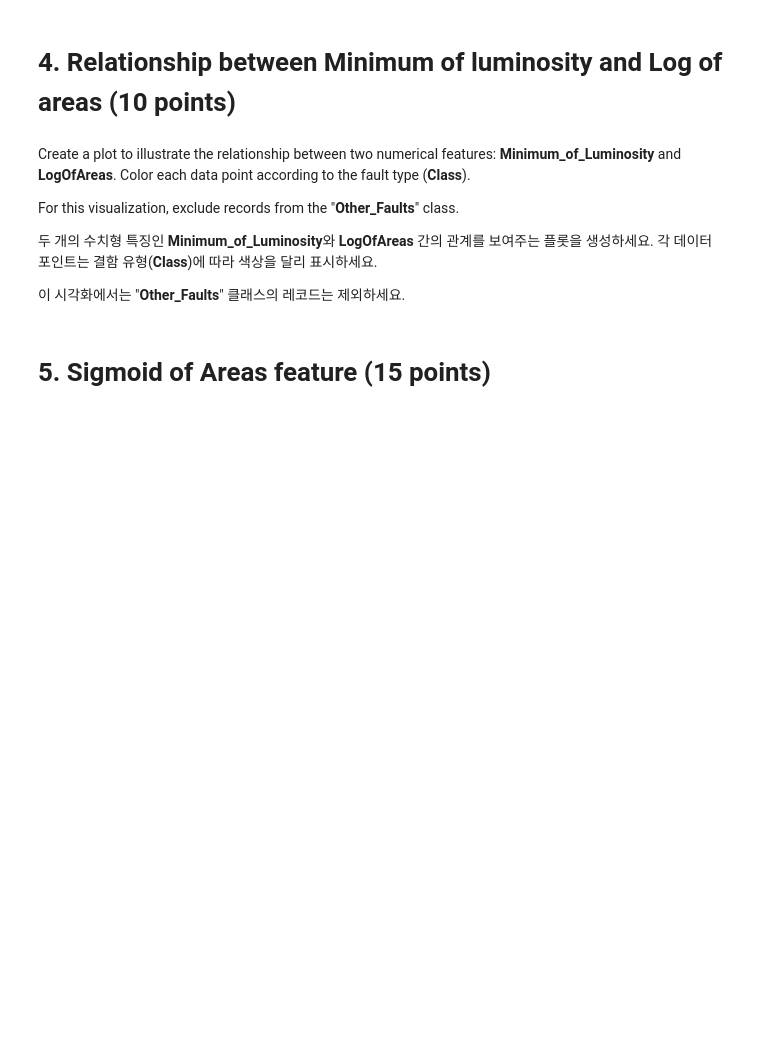
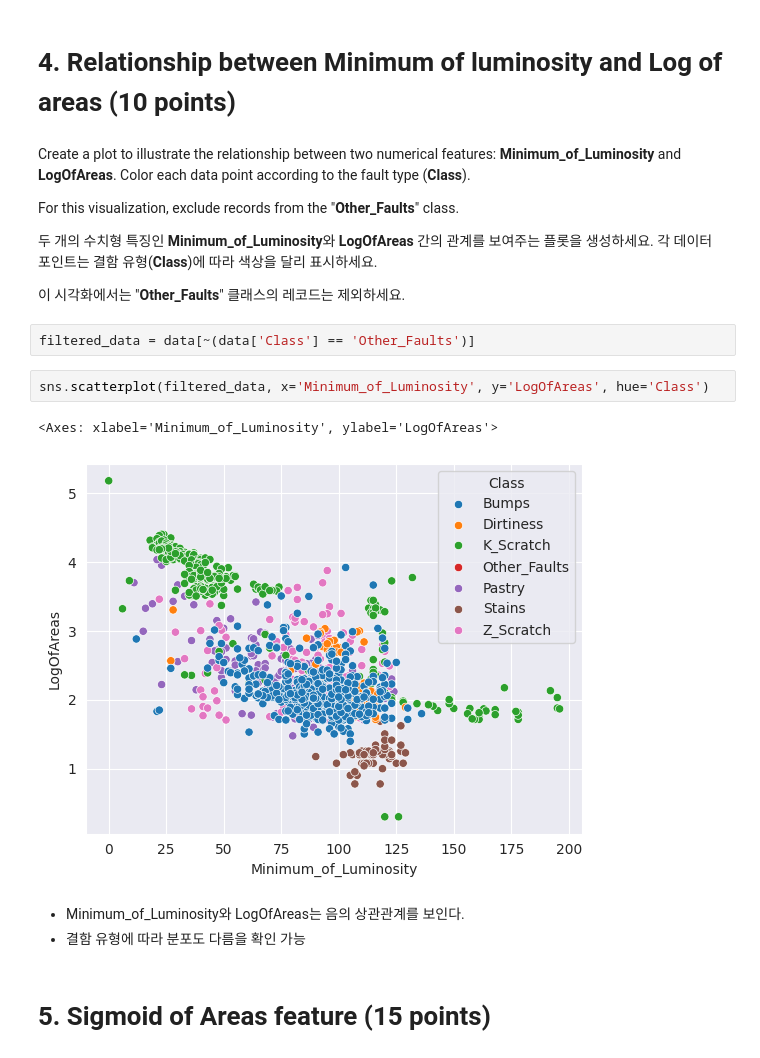
Before and after one commit to BBongjun/DataBase-Project, a Jupyter notebook: DAEM_Midterm_practical_test.ipynb, the cells around one changed output. Drawn from its saved outputs; the diff is of its cells as text; blank space fills up the shorter version.

```diff
--- a/DAEM_Midterm_practical_test.ipynb
+++ b/DAEM_Midterm_practical_test.ipynb
@@ -123,6 +148,16 @@ For this visualization, exclude records from the "**Other_Faults**" class.
 두 개의 수치형 특징인 **Minimum_of_Luminosity**와 **LogOfAreas** 간의 관계를 보여주는 플롯을 생성하세요. 각 데이터 포인트는 결함 유형(**Class**)에 따라 색상을 달리 표시하세요.
 
 이 시각화에서는 "**Other_Faults**" 클래스의 레코드는 제외하세요.
+# %%
+filtered_data = data[~(data['Class'] == 'Other_Faults')]
+# %%
+sns.scatterplot(filtered_data, x='Minimum_of_Luminosity', y='LogOfAreas', hue='Class')
+# %% [output]
+<Axes: xlabel='Minimum_of_Luminosity', ylabel='LogOfAreas'>
+[figure, added]
+# %% [markdown]
+- Minimum_of_Luminosity와 LogOfAreas는 음의 상관관계를 보인다.
+- 결함 유형에 따라 분포도 다름을 확인 가능
 # %% [markdown]
 # 5. Sigmoid of Areas feature (15 points)
 # %% [markdown]
```
Also changed, not shown: parts of 8 cells of this notebook.
